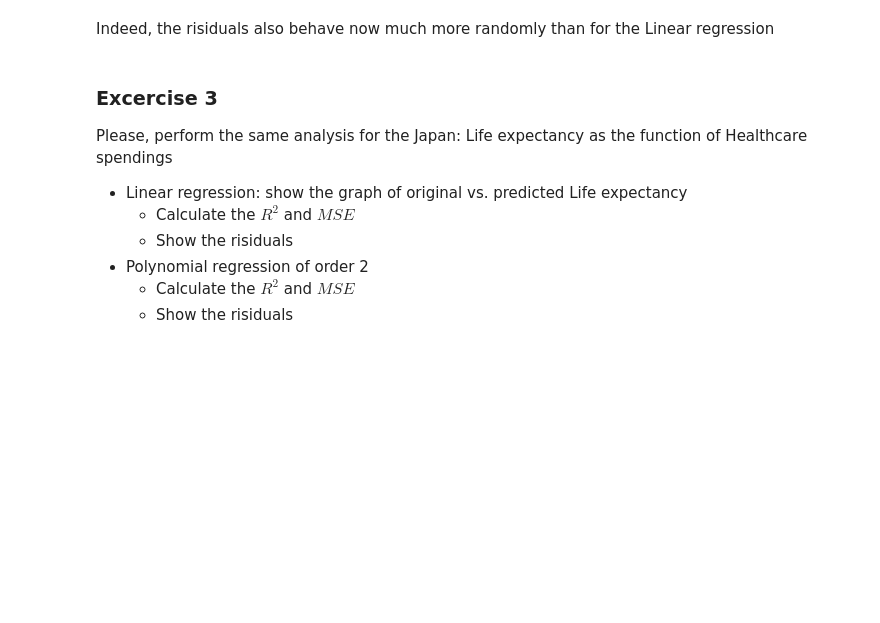
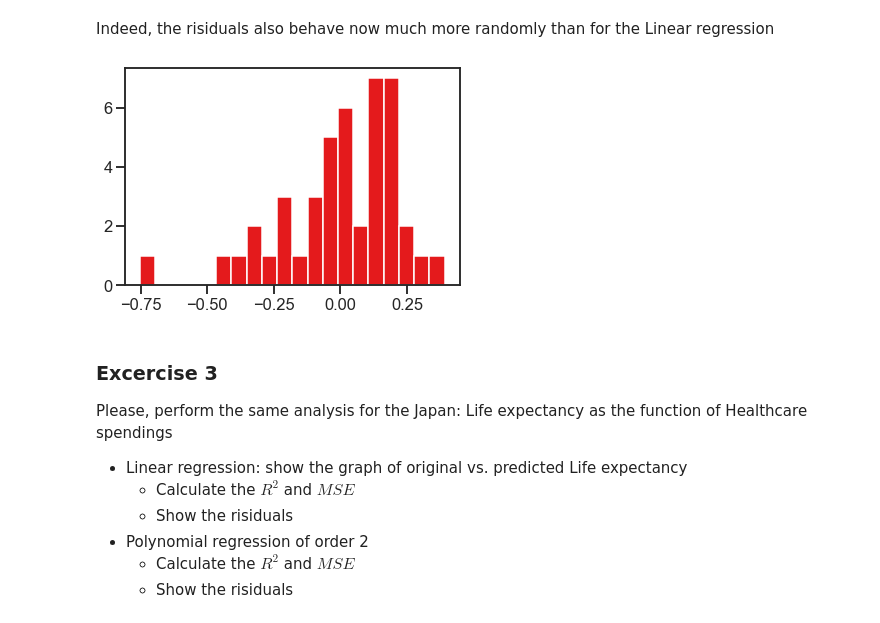
Before and after one commit to faigyb/python4ml, a Jupyter notebook: regression.ipynb, the cells around one changed output. Drawn from its saved outputs; the diff is of its cells as text; code cells hidden in the pictures; blank space fills up the shorter version.

```diff
--- a/regression.ipynb
+++ b/regression.ipynb
@@ -5,7 +5,6 @@
 
 [![scikit-learn logo](./img/scikit-learn-logo-small.png)](https://scikit-learn.org/stable/)
 # %%
-%matplotlib inline
 import matplotlib.pyplot as plt
 import numpy as np
 import pandas as pd
@@ -14,12 +13,7 @@ import seaborn as sns
 from sklearn import linear_model
 from sklearn import preprocessing
 from sklearn.model_selection import train_test_split
-
-sns.set(
-    style='ticks',
-    context='talk',
-    palette='Set1'
-)
+%matplotlib inline
 # %% [markdown]
 ## Supervised learning
 
@@ -281,6 +275,11 @@ Text(0.5, 1.0, 'Plot of risuduals')
 [figure]
 # %% [markdown]
 Indeed, the risiduals also behave now much more randomly than for the Linear regression
+# %%
+plt.hist(y-y_pred, bins=20)
+plt.show()
+# %% [output]
+[figure, added]
 # %% [markdown]
 ### Excercise 3
 
```
Also changed, not shown: parts of 26 cells of this notebook.
